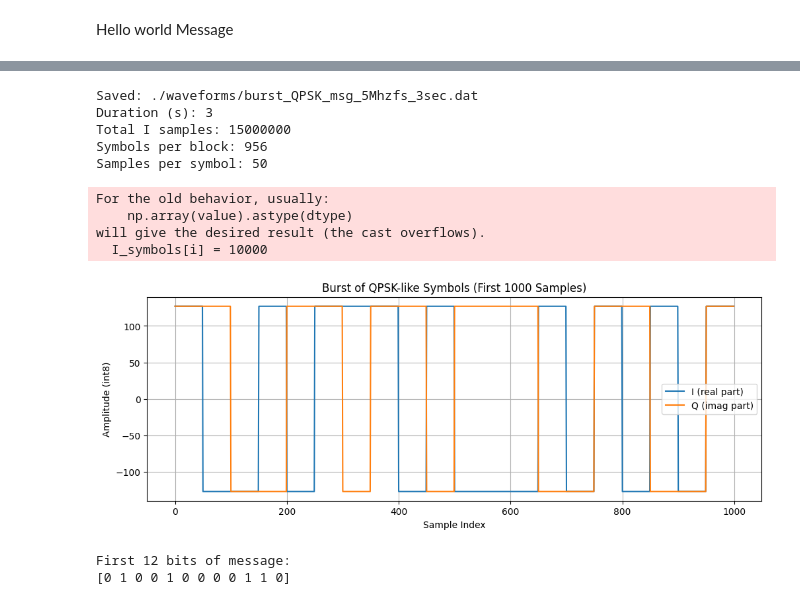
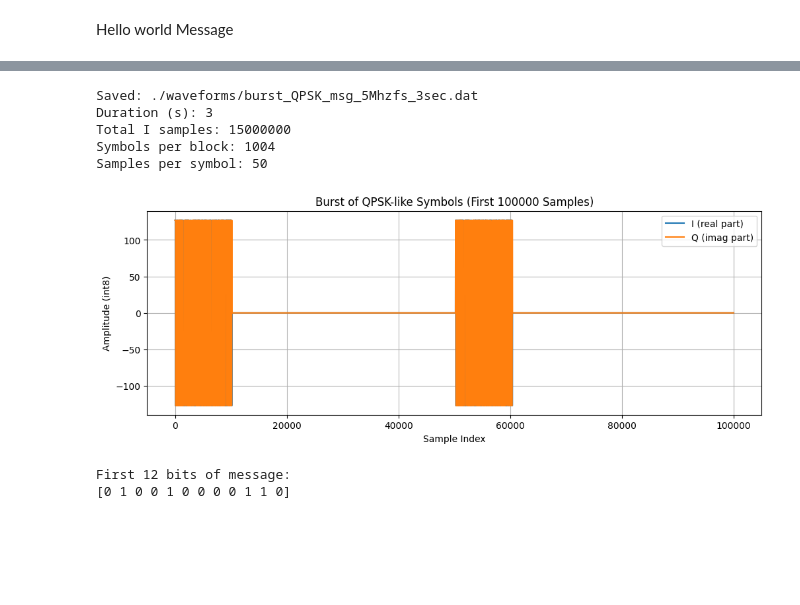
Before and after one commit to patmaloyan/hackrf_tx, a Jupyter notebook: create_sinusoid_dat.ipynb, the cells around one changed output, grey strips where cells are left out. Cells and saved outputs as stored; diff of their text form; code cells hidden in the pictures; blank space fills up the shorter version.

```diff
--- a/create_sinusoid_dat.ipynb
+++ b/create_sinusoid_dat.ipynb
@@ -202,8 +202,9 @@ Hello world Message
 # %%
 # convert hello world to binary and then to QPSK symbols interleaved in I/Q
 
-msg = "Hello, World!"
+msg = "Hello, World! Testing to see if this really works!"
 msg_bytes = msg.encode('ascii')
 msg_bits = np.unpackbits(np.frombuffer(msg_bytes, dtype=np.uint8))
-len(msg_bits) # should be 8 bits per char * 13 chars = 104 bits
+print("Symbol length (bits):", len(msg_bits)/2)
+print(msg_bits)
 # %% [output]
@@ -254,7 +272,7 @@ import numpy as np
 # --- Settings ---
 fs = 5_000_000              # sample rate (Hz)
 symbol_rate = 100_000      # symbols per second -> fs/symrate = 50 sps
-symbols_low  = 900            # I = 0, Q = 0
+symbols_low  = 800            # I = 0, Q = 0
 duration = 3               # total output duration (seconds)
 out_path = "./waveforms/burst_QPSK_msg_5Mhzfs_3sec.dat"
 
@@ -328,27 +346,23 @@ print("Samples per symbol:", sps)
 Saved: ./waveforms/burst_QPSK_msg_5Mhzfs_3sec.dat
 Duration (s): 3
 Total I samples: 15000000
-Symbols per block: 956
+Symbols per block: 1004
 Samples per symbol: 50
-For the old behavior, usually:
-    np.array(value).astype(dtype)
-will give the desired result (the cast overflows).
-  I_symbols[i] = 10000
 # %%
 #plot first 1000 samples to verify pattern
 import matplotlib.pyplot as plt
-N = 1000   # number of samples to plot (adjust if needed)
+N = 100000   # number of samples to plot (adjust if needed)
 plt.figure(figsize=(12,4))
 plt.plot(I_full[:N], label="I (real part)")
 plt.plot(Q_full[:N], label="Q (imag part)")
 plt.title("Burst of QPSK-like Symbols (First {} Samples)".format(N))
 plt.xlabel("Sample Index")
 plt.ylabel("Amplitude (int8)")
 plt.legend()
 plt.grid(True)
 plt.show()
 # %% [output]
-[figure, old version]
+[figure, new version]
 # %%
 #print first 12 bits of msg
 print("First 12 bits of message:")
```
Also changed, not shown: parts of 3 cells of this notebook.
